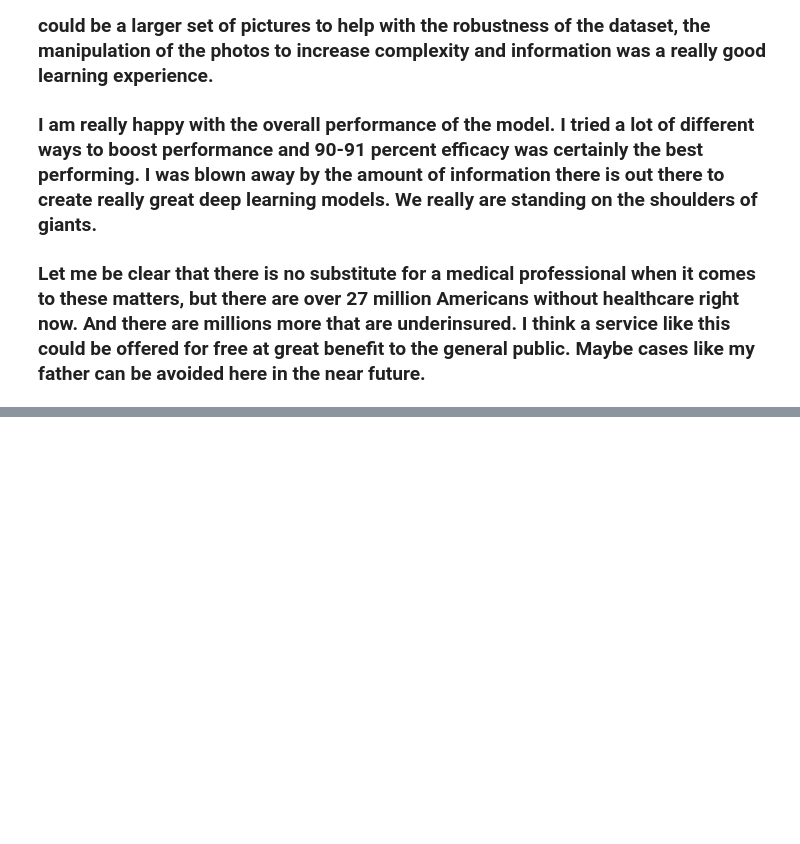
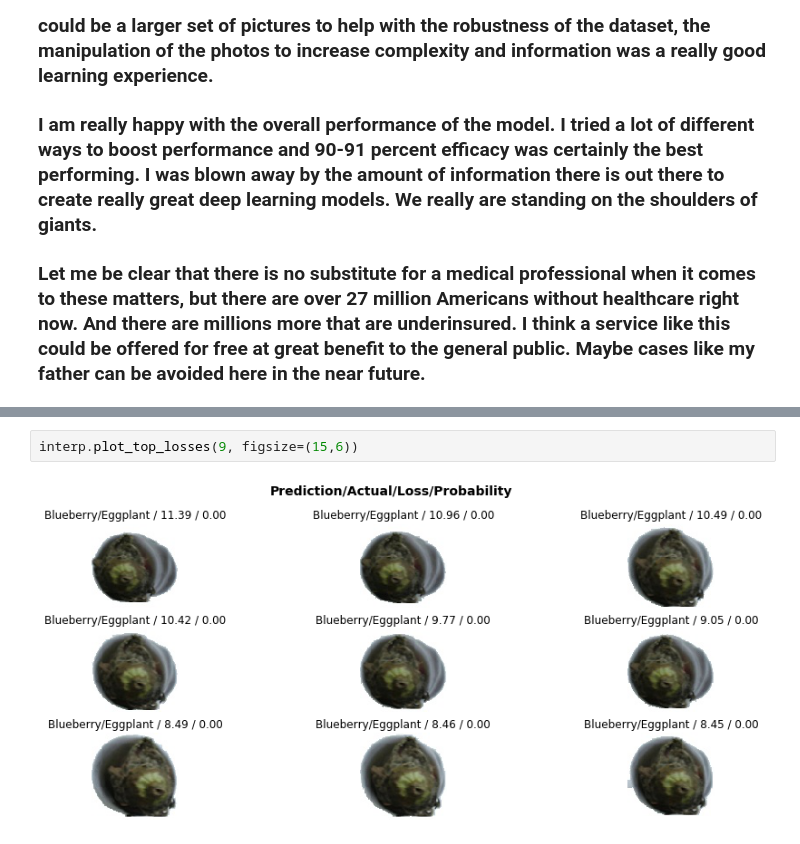
Before and after one commit to laffertyrichard/skin_cacer_final, a Jupyter notebook: skin_cancer_final (1).ipynb, the cells around one changed output, grey strips where cells are left out. Drawn from its saved outputs; the diff is of its cells as text; blank space fills up the shorter version.

```diff
--- a/skin_cancer_final (1).ipynb
+++ b/skin_cancer_final (1).ipynb
@@ -626,0 +841,4 @@ interp.plot_top_losses(9, figsize=(10,6))
+# %%
+interp.plot_top_losses(9, figsize=(15,6))
+# %% [output]
+[figure, added]
```
Also changed, not shown: parts of 13 cells of this notebook.
